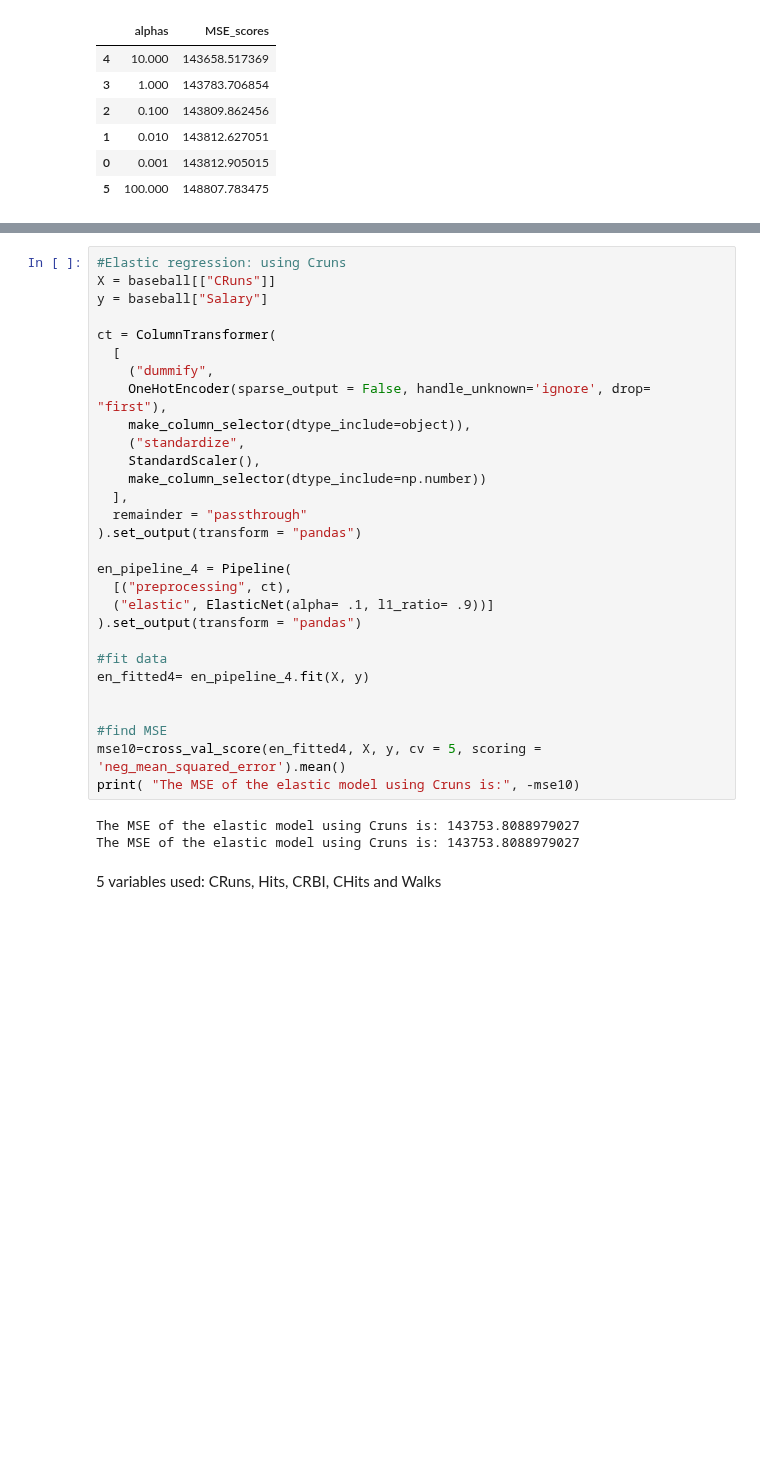
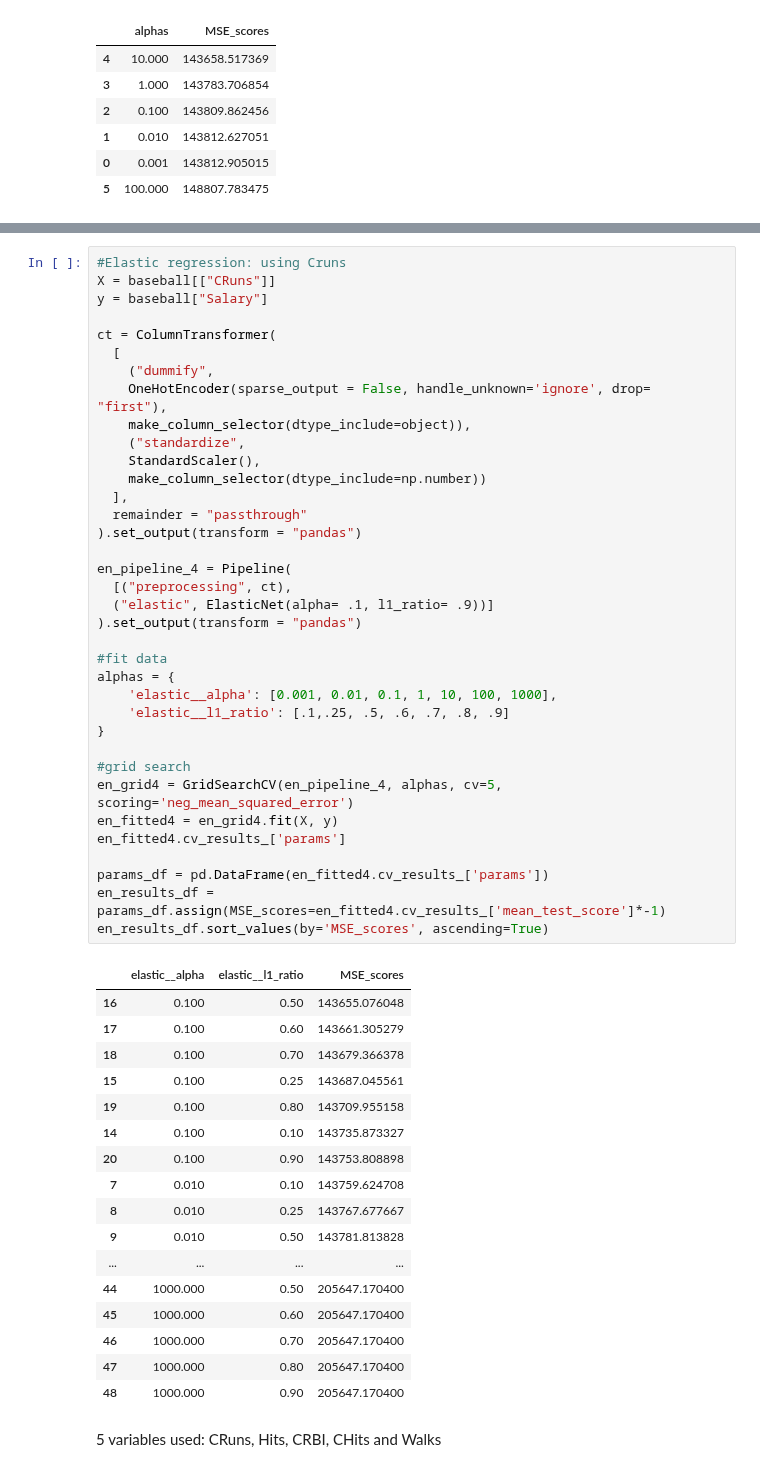
Before and after one commit to alexandragrover/GSB-544, a Jupyter notebook: Labs/Lab6/Lab6.ipynb, the cells around one changed output, grey strips where cells are left out. Saved outputs shown, nothing was run; the diff lists cells and outputs as text; blank space fills up the shorter version.

```diff
--- a/Labs/Lab6/Lab6.ipynb
+++ b/Labs/Lab6/Lab6.ipynb
@@ -570,35 +563,57 @@ lasso_result.sort_values(by = "MSE_scores")
 # %%
 #Elastic regression: using Cruns
 X = baseball[["CRuns"]]
 y = baseball["Salary"]
 
 ct = ColumnTransformer(
   [
     ("dummify",
     OneHotEncoder(sparse_output = False, handle_unknown='ignore', drop= "first"),
     make_column_selector(dtype_include=object)),
     ("standardize",
     StandardScaler(),
     make_column_selector(dtype_include=np.number))
   ],
   remainder = "passthrough"
 ).set_output(transform = "pandas")
 
 en_pipeline_4 = Pipeline(
   [("preprocessing", ct),
   ("elastic", ElasticNet(alpha= .1, l1_ratio= .9))]
 ).set_output(transform = "pandas")
 
 #fit data
-en_fitted4= en_pipeline_4.fit(X, y)
+alphas = {
+    'elastic__alpha': [0.001, 0.01, 0.1, 1, 10, 100, 1000],
+    'elastic__l1_ratio': [.1,.25, .5, .6, .7, .8, .9]
+}
 
+#grid search
+en_grid4 = GridSearchCV(en_pipeline_4, alphas, cv=5, scoring='neg_mean_squared_error')
+en_fitted4 = en_grid4.fit(X, y)
+en_fitted4.cv_results_['params']
 
-#find MSE
-mse10=cross_val_score(en_fitted4, X, y, cv = 5, scoring = 'neg_mean_squared_error').mean()
-print( "The MSE of the elastic model using Cruns is:", -mse10)
+params_df = pd.DataFrame(en_fitted4.cv_results_['params'])
+en_results_df = params_df.assign(MSE_scores=en_fitted4.cv_results_['mean_test_score']*-1)
+en_results_df.sort_values(by='MSE_scores', ascending=True)
 # %% [output]
-The MSE of the elastic model using Cruns is: 143753.8088979027
-The MSE of the elastic model using Cruns is: 143753.8088979027
+|  | elastic__alpha | elastic__l1_ratio | MSE_scores |
+| 16 | 0.100 | 0.50 | 143655.076048 |
+| 17 | 0.100 | 0.60 | 143661.305279 |
+| 18 | 0.100 | 0.70 | 143679.366378 |
+| 15 | 0.100 | 0.25 | 143687.045561 |
+| 19 | 0.100 | 0.80 | 143709.955158 |
+| 14 | 0.100 | 0.10 | 143735.873327 |
+| 20 | 0.100 | 0.90 | 143753.808898 |
+| 7 | 0.010 | 0.10 | 143759.624708 |
+| 8 | 0.010 | 0.25 | 143767.677667 |
+| 9 | 0.010 | 0.50 | 143781.813828 |
+| ... | ... | ... | ... |
+| 44 | 1000.000 | 0.50 | 205647.170400 |
+| 45 | 1000.000 | 0.60 | 205647.170400 |
+| 46 | 1000.000 | 0.70 | 205647.170400 |
+| 47 | 1000.000 | 0.80 | 205647.170400 |
+| 48 | 1000.000 | 0.90 | 205647.170400 |
 # %% [markdown]
 5 variables used: CRuns, Hits, CRBI, CHits and Walks
 # %%
```
Also changed, not shown: parts of 8 cells of this notebook.
